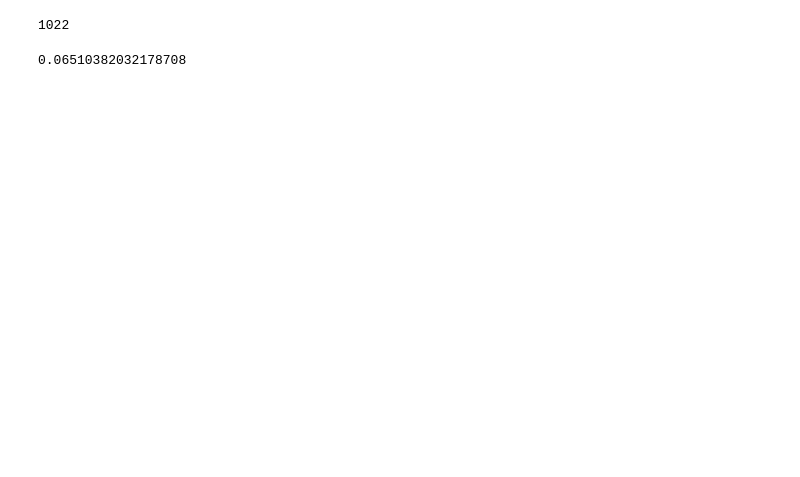
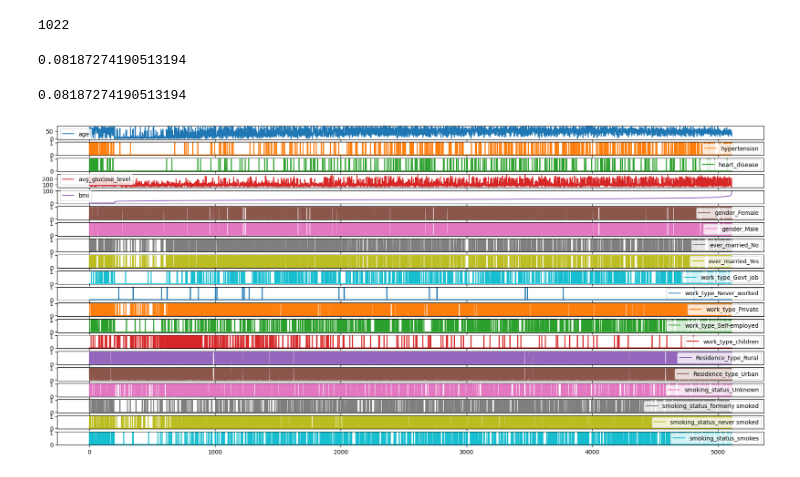
Before and after one commit to P-ASilva/stroke-classifier-evaluation, a Jupyter notebook: demo.ipynb, the cells around one changed output. Saved outputs shown, nothing was run; the diff lists cells and outputs as text; code cells hidden in the pictures; blank space fills up the shorter version.

Commit message:
demo tests

```diff
--- a/demo.ipynb
+++ b/demo.ipynb
@@ -29,0 +26,16 @@ df.head()
+# %%
+# preparing dataset.
+
+dfo = pd.read_csv('healthcare-dataset-stroke-data.csv')
+dfo = dfo.fillna(0)
+
+dfo = dfo.sort_values(by=['bmi'], ascending=True) # what happened here..?
+dfo = dfo.reset_index(drop = True)
+
+# ---------------------------------------- #
+
+df = pd.get_dummies(dfo) # converte dados não numéricos.
+df = df.drop(columns=['gender_Other'])
+
+# ---------------------------------------- #
+df.head()
@@ -43,7 +64,28 @@ clf.fit(X_train, y_train)
 # gives a value 0 to 1, showing how accurate its results are
 clf.score(X_test, y_test)
 # %% [output]
-0.06510382032178708
+0.08187274190513194
+# %%
+from sklearn.linear_model import LinearRegression
+from sklearn.metrics import r2_score
+
+clf = LinearRegression()
+clf.fit(X_train, y_train)
+
+y_pred = clf.predict(X_test)
+
+# gives a value 0 to 1, showing how accurate its results are
+r2_score(y_test, y_pred)
+# %% [output]
+0.08187274190513194
+# %%
+import pandas as pd
+import matplotlib.pyplot as plt
+
+dfa.plot(subplots=True, figsize=(22,10))
+plt.show()
+# %% [output]
+[figure, added]
 # %%
 # Função para avaliar o classificador.
 # sklearn.metrics.accuracy_score(y_true, y_pred)
```
Also changed, not shown: parts of 3 cells of this notebook.
